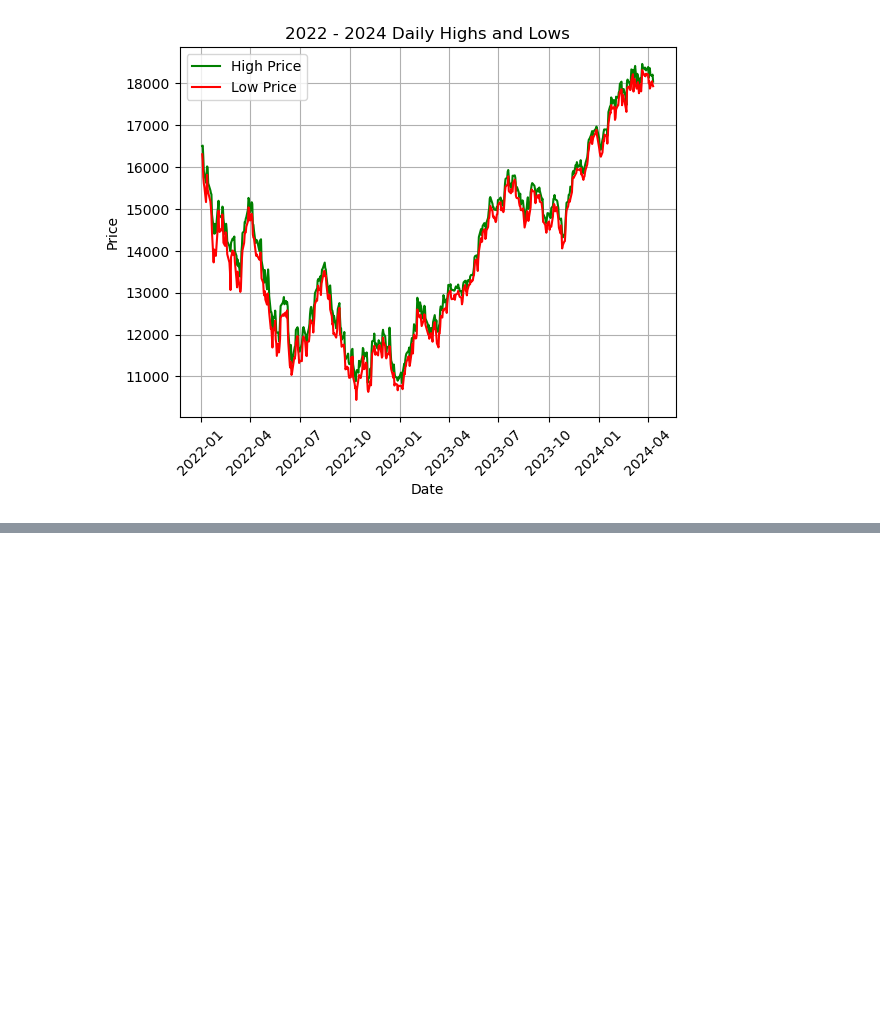
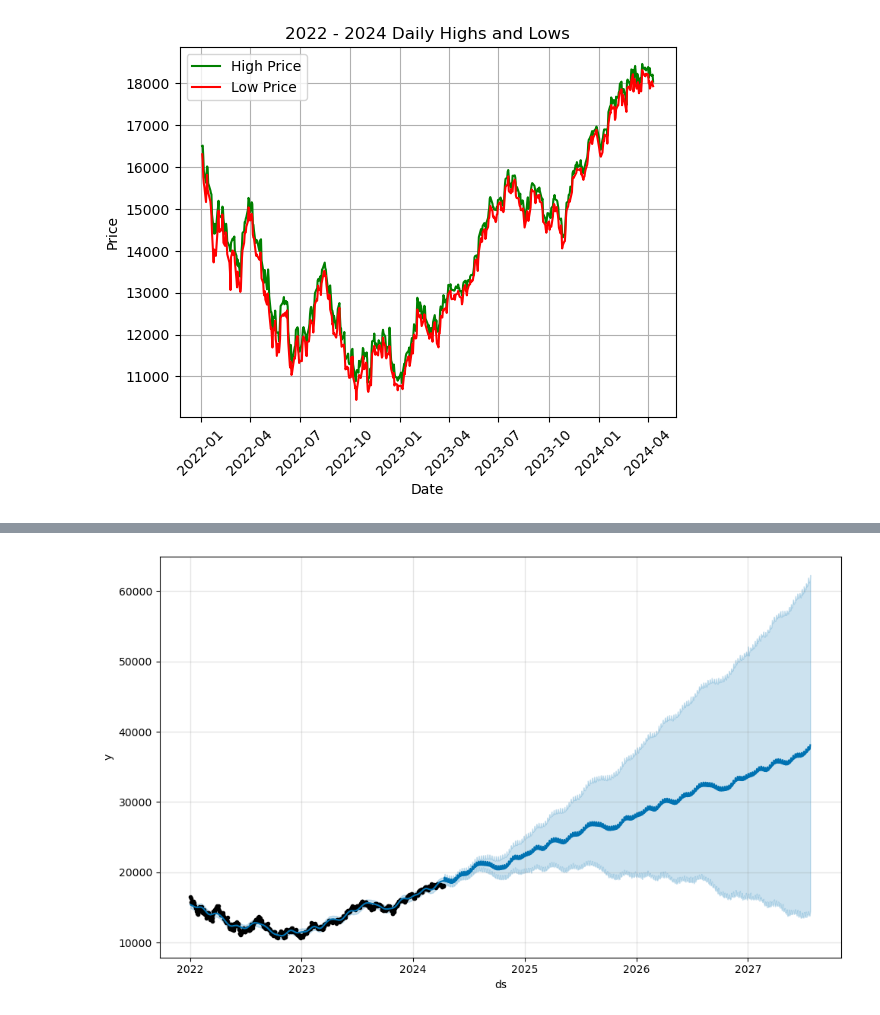
Before and after one commit to Ozkazanc1991/Project1, a Jupyter notebook: nasdaq_data_analysis_ryan_update_april_15.ipynb, the cells around one changed output, grey strips where cells are left out. Saved outputs shown, nothing was run; the diff lists cells and outputs as text; code cells hidden in the pictures; blank space fills up the shorter version.

```diff
--- a/nasdaq_data_analysis_ryan_update_april_15.ipynb
+++ b/nasdaq_data_analysis_ryan_update_april_15.ipynb
@@ -383,0 +408,9 @@ plt.show()
+# %%
+data_2022_2024 = ndx_2022_2024[["Date", "Close"]]
+data_2022_2024.columns = ["ds", "y"]
+model = Prophet()
+model.fit(data_2022_2024)
+future_predict_2022_2024 = model.make_future_dataframe(periods=1200)
+forecast_predict_2022_2024 = model.predict(future_predict_2022_2024)
+fig3 = model.plot(forecast_predict_2022_2024)
+# %% [output]
@@ -383,0 +419 @@ plt.show()
+[figure, added]
```
Also changed, not shown: parts of 4 cells of this notebook.
